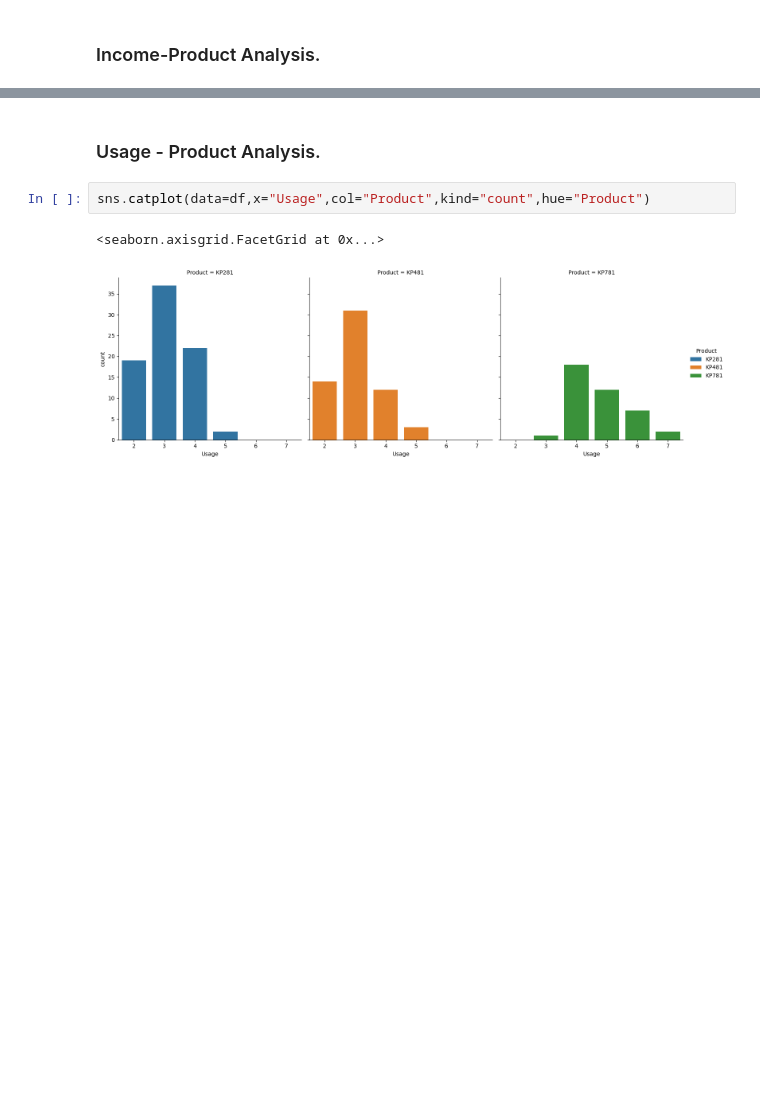
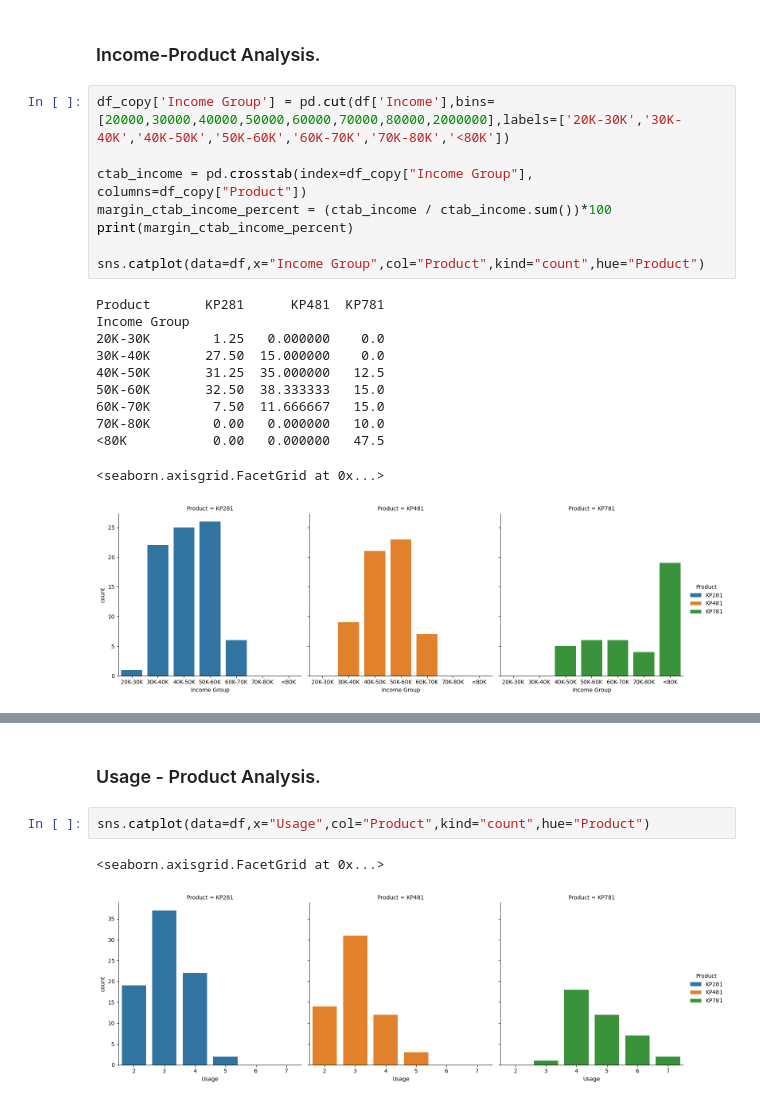
Before and after one commit to 2k4sm/aerofitAnalysis, a Jupyter notebook: aerofit_analysis.ipynb, the cells around one changed output, grey strips where cells are left out. Drawn from its saved outputs; the diff is of its cells as text; blank space fills up the shorter version.

```diff
--- a/aerofit_analysis.ipynb
+++ b/aerofit_analysis.ipynb
@@ -387,3 +394,23 @@ sns.catplot(data=df,x="Age",col="Product",kind="box",hue="Product")
 # %% [markdown]
 ### Income-Product Analysis.
+# %%
+df_copy['Income Group'] = pd.cut(df['Income'],bins=[20000,30000,40000,50000,60000,70000,80000,2000000],labels=['20K-30K','30K-40K','40K-50K','50K-60K','60K-70K','70K-80K','<80K'])
+
+ctab_income = pd.crosstab(index=df_copy["Income Group"], columns=df_copy["Product"])
+margin_ctab_income_percent = (ctab_income / ctab_income.sum())*100
+print(margin_ctab_income_percent)
+
+sns.catplot(data=df,x="Income Group",col="Product",kind="count",hue="Product")
+# %% [output]
+Product       KP281      KP481  KP781
+Income Group
+20K-30K        1.25   0.000000    0.0
+30K-40K       27.50  15.000000    0.0
+40K-50K       31.25  35.000000   12.5
+50K-60K       32.50  38.333333   15.0
+60K-70K        7.50  11.666667   15.0
+70K-80K        0.00   0.000000   10.0
+<80K           0.00   0.000000   47.5
+<seaborn.axisgrid.FacetGrid at 0x...>
+[figure, added]
 # %%
```
Also changed, not shown: parts of 15 cells of this notebook.
